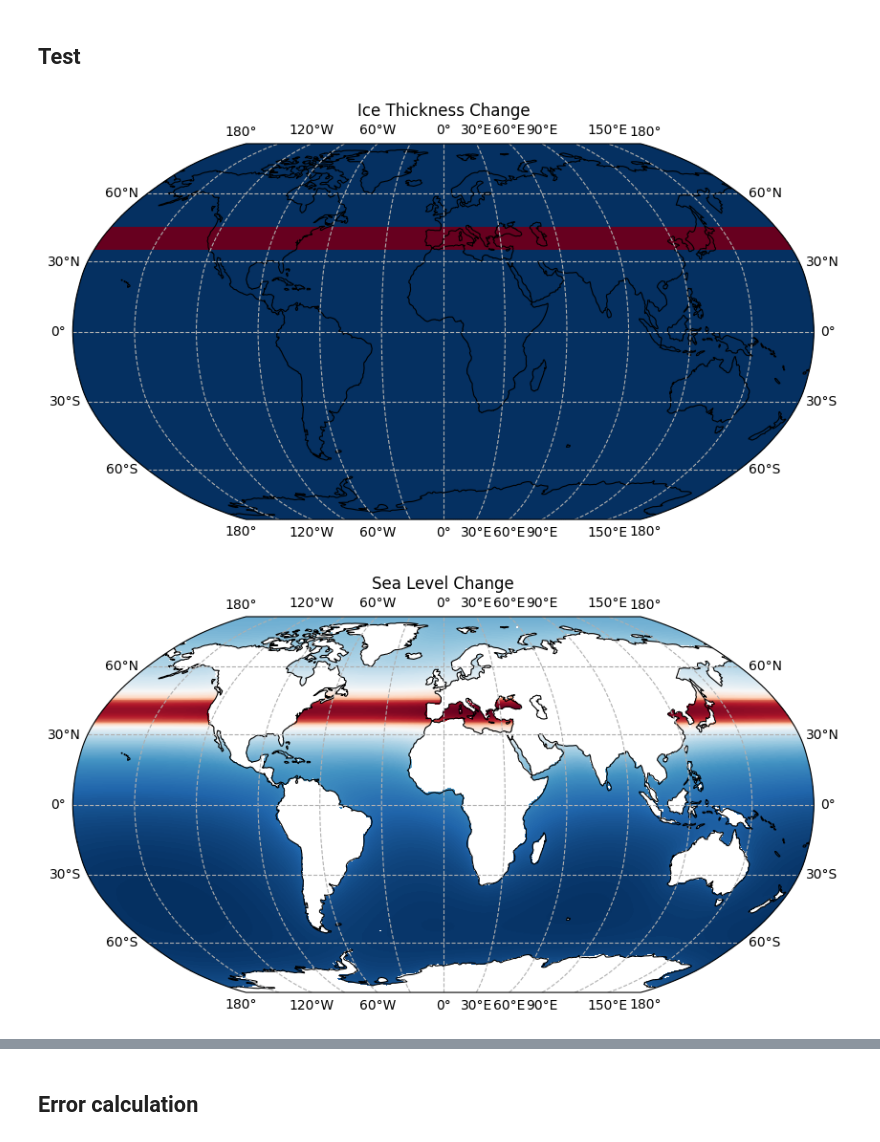
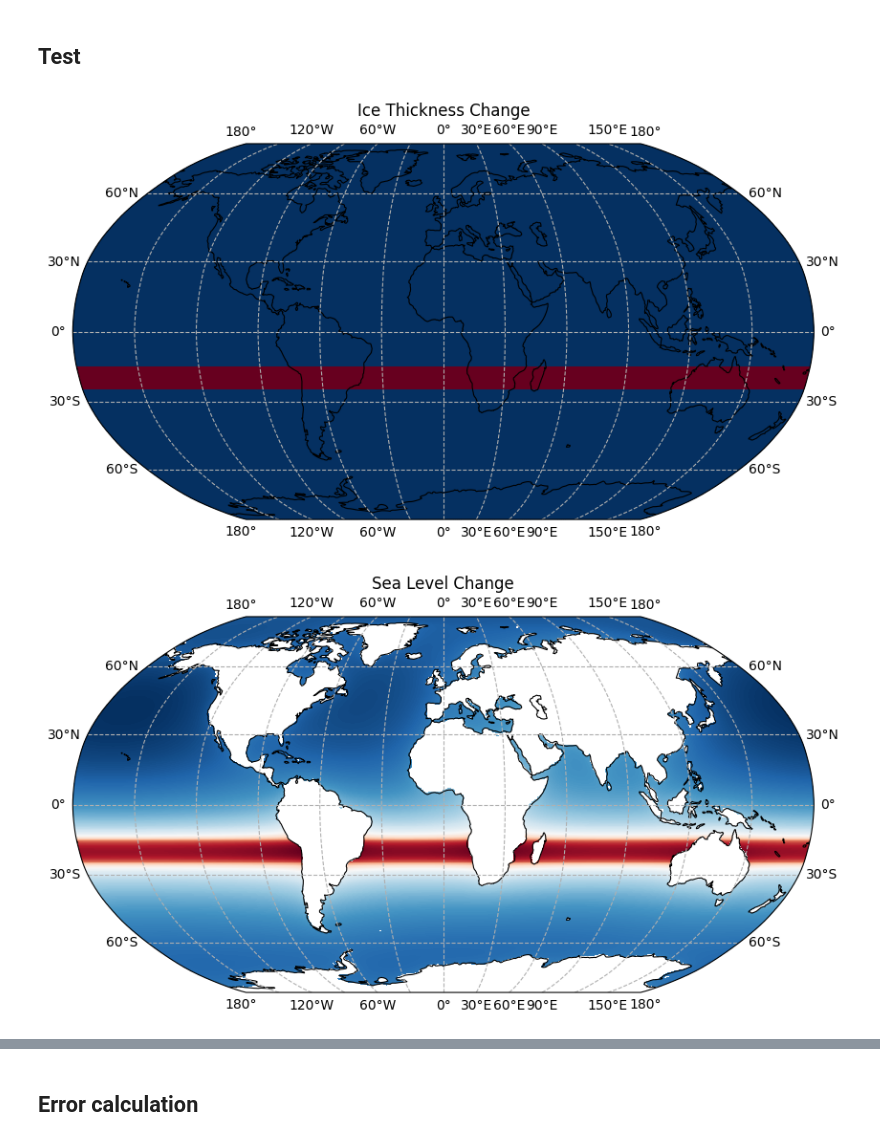
Before and after one commit to 0thomasholland/Part_III_Project, a Jupyter notebook: work/traditional_methods/load_lat.ipynb, the cells around one changed output, grey strips where cells are left out. Drawn from its saved outputs; the diff is of its cells as text; code cells hidden in the pictures.

Commit message:
updated plots and relative error

```diff
--- a/work/traditional_methods/load_lat.ipynb
+++ b/work/traditional_methods/load_lat.ipynb
@@ -30,37 +30,37 @@ fp = FingerPrint(lmax=lmax)
 fp.set_state_from_ice_ng()
 
 ice_thickness_change = create_ice_band(
-    lat_center=40,
+    lat_center=-20,
     lat_width=5,
     ice_thickness=load_thickness_change,
     lmax=lmax,
 )
 
 (
     sea_level_change,
     displacement,
     gravity_potential_change,
     angular_velocity_change,
 ) = fp(direct_load=ice_thickness_change)
 
 sea_surface_height_change_result = sea_surface_height_change(
     fp, sea_level_change, displacement, angular_velocity_change
 )
 
 # Create individual plots
 fig1, ax1, im1 = plot(ice_thickness_change, coasts=True)
 ax1.set_title("Ice Thickness Change")
 plt.show()
 
 fig2, ax2, im2 = plot(sea_level_change * fp.ocean_projection(), coasts=True)
 ax2.set_title("Sea Level Change")
 plt.show()
 
 fig3, ax3, im3 = plot(
     sea_surface_height_change_result * fp.ocean_projection(), coasts=True
 )
 ax3.set_title("Sea Surface Height Change")
 plt.show()
 # %% [output]
-[figure, old version]
+[figure, new version]
-[figure, old version]
+[figure, new version]
```
Also changed, not shown: parts of 10 cells of this notebook, 5 other files.
